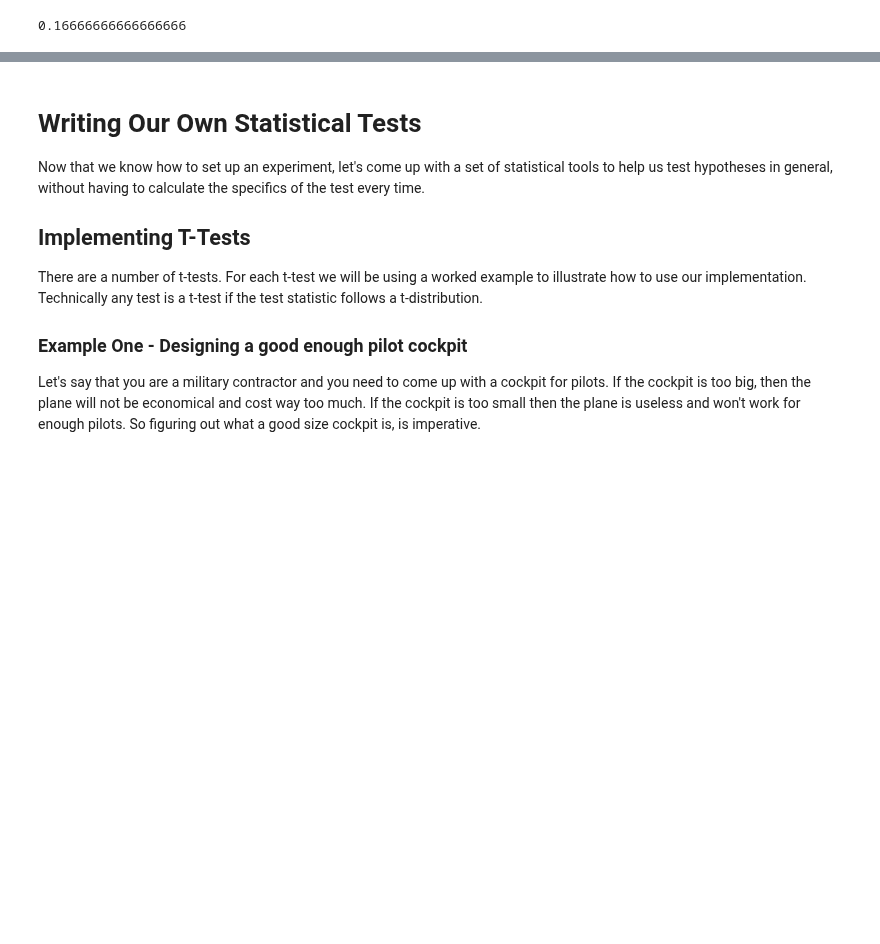
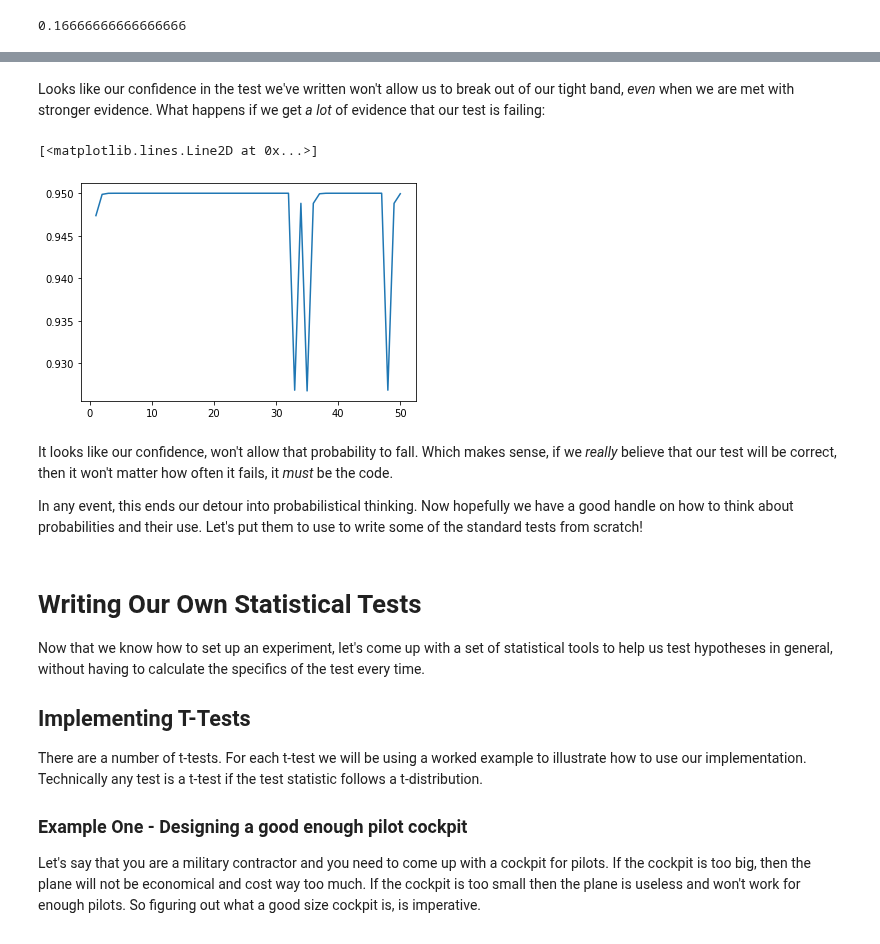
Before and after one commit to EricSchles/datascience_book, a Jupyter notebook: Statistical tests, from scratch.ipynb, the cells around one changed output, grey strips where cells are left out. Saved outputs shown, nothing was run; the diff lists cells and outputs as text; code cells hidden in the pictures; blank space fills up the shorter version.

```diff
--- a/Statistical tests, from scratch.ipynb
+++ b/Statistical tests, from scratch.ipynb
@@ -455,3 +693,15 @@ For each of the above talk about how to use this in an experimental context.  Th
+# %% [markdown]
+Looks like our confidence in the test we've written won't allow us to break out of our tight band, _even_ when we are met with stronger evidence.  What happens if we get _a lot_ of evidence that our test is failing:
+# %%
+expectations = simulate_trials(50, probability=0.05)
+plt.plot(list(range(1, 51)), expectations)
+# %% [output]
+[<matplotlib.lines.Line2D at 0x...>]
+[figure, added]
+# %% [markdown]
+It looks like our confidence, won't allow that probability to fall.  Which makes sense, if we _really_ believe that our test will be correct, then it won't matter how often it fails, it _must_ be the code.
+
+In any event, this ends our detour into probabilistical thinking.  Now hopefully we have a good handle on how to think about probabilities and their use.  Let's put them to use to write some of the standard tests from scratch!
 # %% [markdown]
 # Writing Our Own Statistical Tests
 
```
Also changed, not shown: parts of 8 cells of this notebook.
